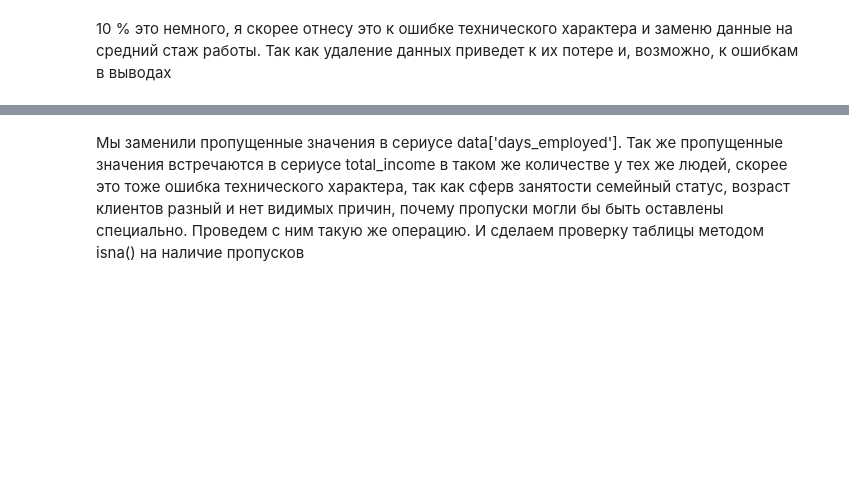
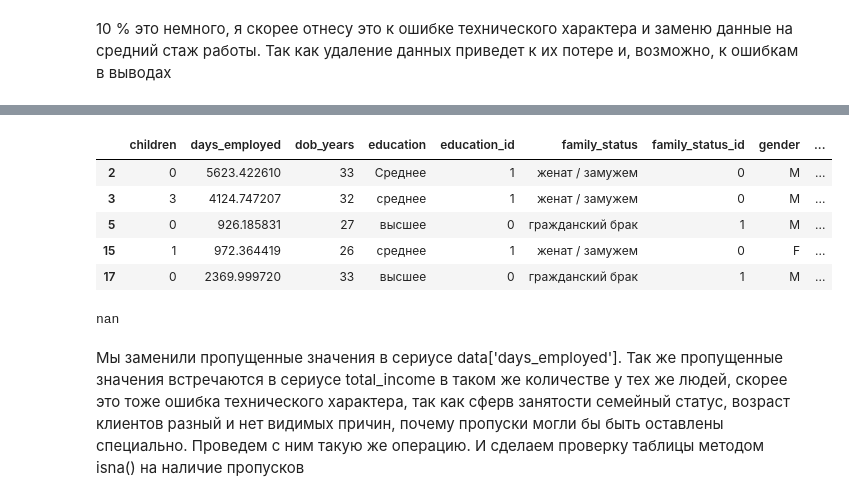
Before and after one commit to TinaMontana44/TM44, a Jupyter notebook: 1st/first.ipynb, the cells around one changed output, grey strips where cells are left out. Saved outputs shown, nothing was run; the diff lists cells and outputs as text; code cells hidden in the pictures; blank space fills up the shorter version.

```diff
--- a/1st/first.ipynb
+++ b/1st/first.ipynb
@@ -217,0 +253,13 @@ data['days_employed'] = data['days_employed'].fillna(data['days_employed'].mean(
+# %%
+data[(data['dob_years'] > 0)&(data['dob_years'] <= 33)].head()
+# %% [output]
+|  | children | days_employed | dob_years | education | education_id | family_status | family_status_id | gender | ... |
+| 2 | 0 | 5623.422610 | 33 | Среднее | 1 | женат / замужем | 0 | M | ... |
+| 3 | 3 | 4124.747207 | 32 | среднее | 1 | женат / замужем | 0 | M | ... |
+| 5 | 0 | 926.185831 | 27 | высшее | 0 | гражданский брак | 1 | M | ... |
+| 15 | 1 | 972.364419 | 26 | среднее | 1 | женат / замужем | 0 | F | ... |
+| 17 | 0 | 2369.999720 | 33 | высшее | 0 | гражданский брак | 1 | M | ... |
+# %%
+np.NaN
+# %% [output]
+nan
```
Also changed, not shown: parts of 11 cells of this notebook.
